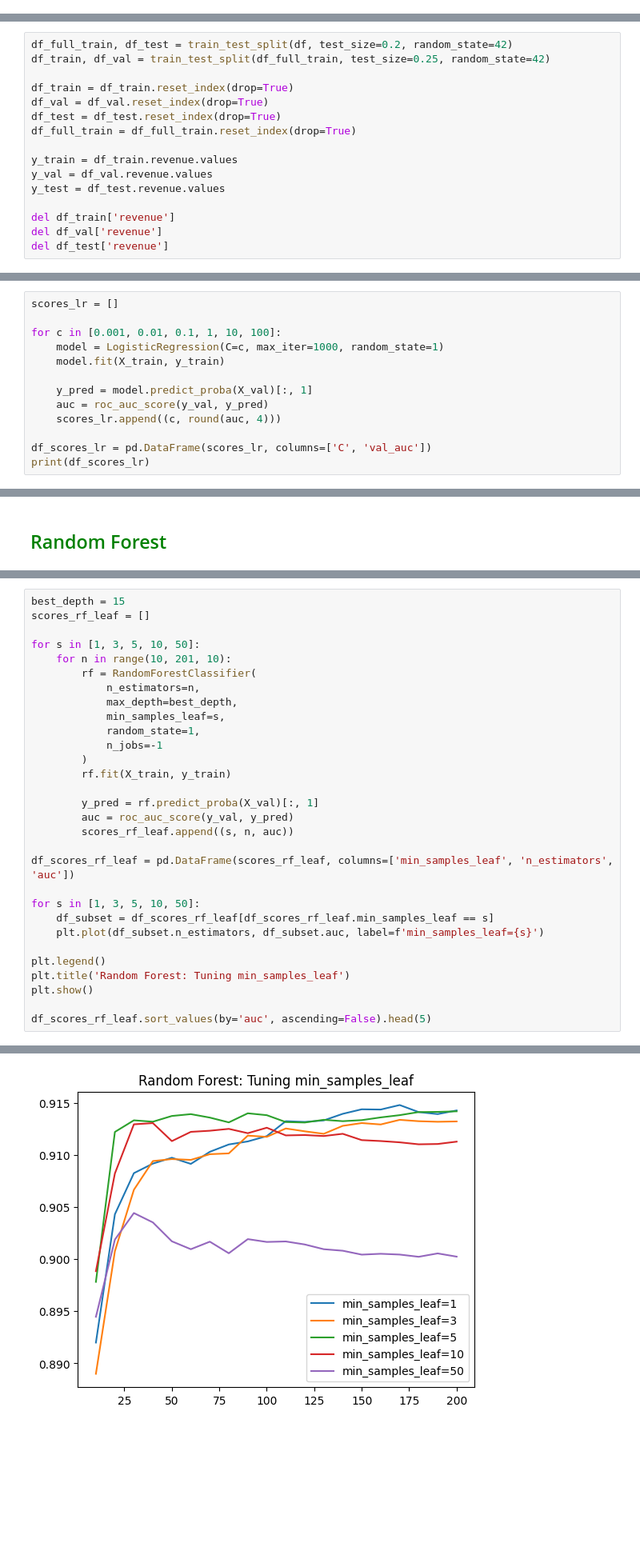
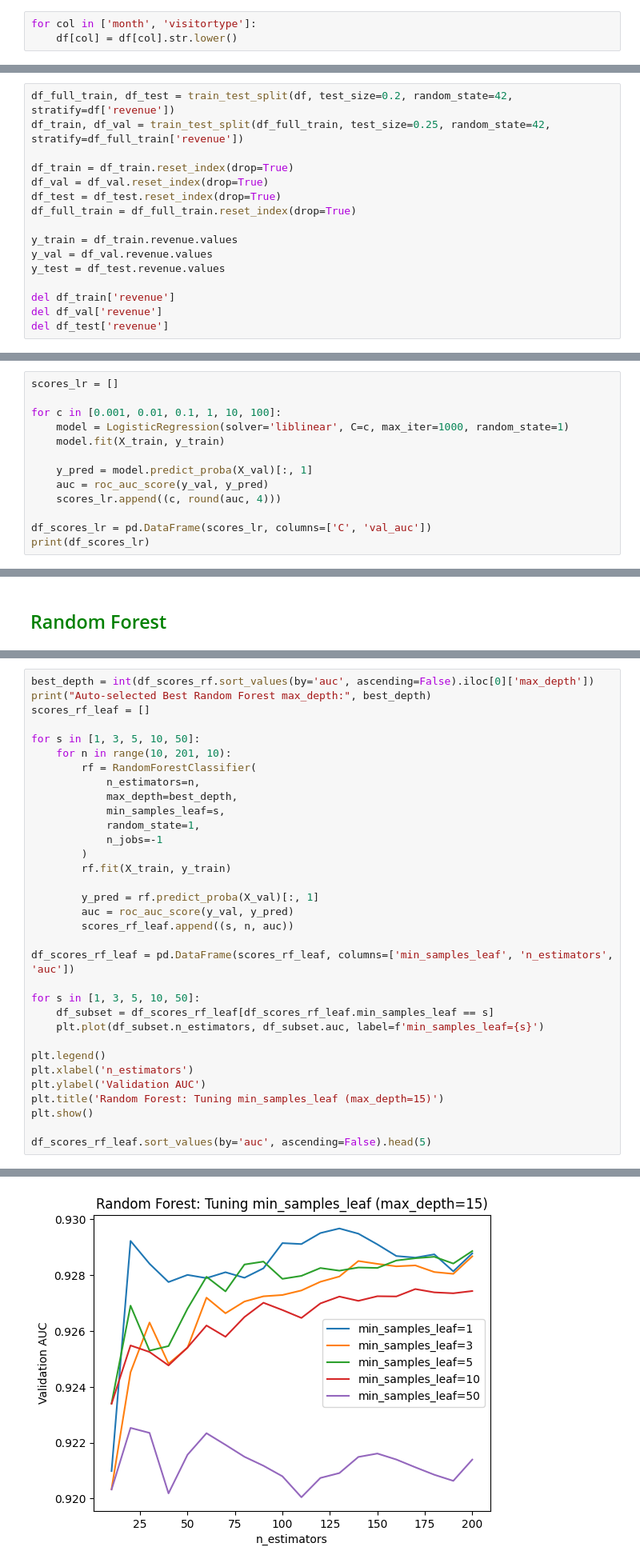
Before and after one commit to AbhilashChutia/online-shoppers-intentions, a Jupyter notebook: notebook.ipynb, the cells around one changed output, grey strips where cells are left out. Shown at 80% size. Cells and saved outputs as stored; diff of their text form; blank space fills up the shorter version.

```diff
--- a/notebook.ipynb
+++ b/notebook.ipynb
@@ -47,6 +47,9 @@ Revenue                       bool
 dtype: object
 # %%
 df.columns = df.columns.str.lower()
+# %%
+for col in ['month', 'visitortype']:
+    df[col] = df[col].str.lower()
 # %%
 # boolean columns
 
@@ -145,8 +148,8 @@ Name: proportion, dtype: float64
 # %% [markdown]
 ## <span style="color:green">Train Validation Test Split</span>
 # %%
-df_full_train, df_test = train_test_split(df, test_size=0.2, random_state=42)
-df_train, df_val = train_test_split(df_full_train, test_size=0.25, random_state=42)
+df_full_train, df_test = train_test_split(df, test_size=0.2, random_state=42, stratify=df['revenue'])
+df_train, df_val = train_test_split(df_full_train, test_size=0.25, random_state=42, stratify=df_full_train['revenue'])
 
 df_train = df_train.reset_index(drop=True)
 df_val = df_val.reset_index(drop=True)
@@ -219,7 +222,7 @@ X_val = dv.transform(val_dict)
 scores_lr = []
 
 for c in [0.001, 0.01, 0.1, 1, 10, 100]:
-    model = LogisticRegression(C=c, max_iter=1000, random_state=1)
+    model = LogisticRegression(solver='liblinear', C=c, max_iter=1000, random_state=1)
     model.fit(X_train, y_train)
 
     y_pred = model.predict_proba(X_val)[:, 1]
@@ -322,5 +303,6 @@ plt.show()
 # %%
-best_depth = 15
+best_depth = int(df_scores_rf.sort_values(by='auc', ascending=False).iloc[0]['max_depth'])
+print("Auto-selected Best Random Forest max_depth:", best_depth)
 scores_rf_leaf = []
 
 for s in [1, 3, 5, 10, 50]:
@@ -345,7 +327,9 @@ for s in [1, 3, 5, 10, 50]:
     plt.plot(df_subset.n_estimators, df_subset.auc, label=f'min_samples_leaf={s}')
 
 plt.legend()
-plt.title('Random Forest: Tuning min_samples_leaf')
+plt.xlabel('n_estimators')
+plt.ylabel('Validation AUC')
+plt.title('Random Forest: Tuning min_samples_leaf (max_depth=15)')
 plt.show()
 
 df_scores_rf_leaf.sort_values(by='auc', ascending=False).head(5)
@@ -353,2 +338,2 @@ df_scores_rf_leaf.sort_values(by='auc', ascending=False).head(5)
-[figure, old version]
+[figure, new version]
 |  | min_samples_leaf | n_estimators | auc |
```
Also changed, not shown: parts of 8 cells of this notebook, 3 other files.
